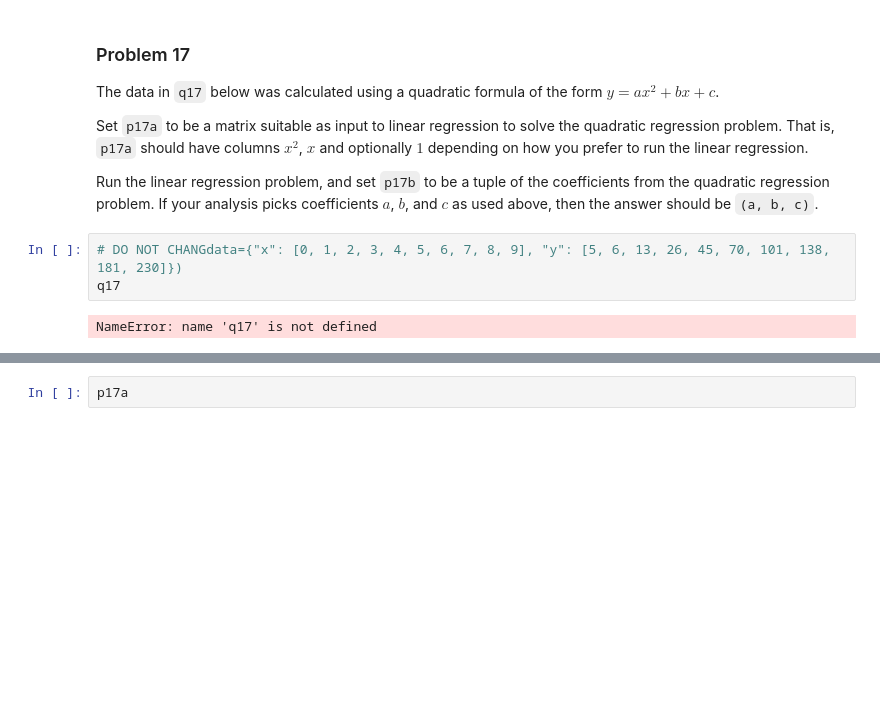
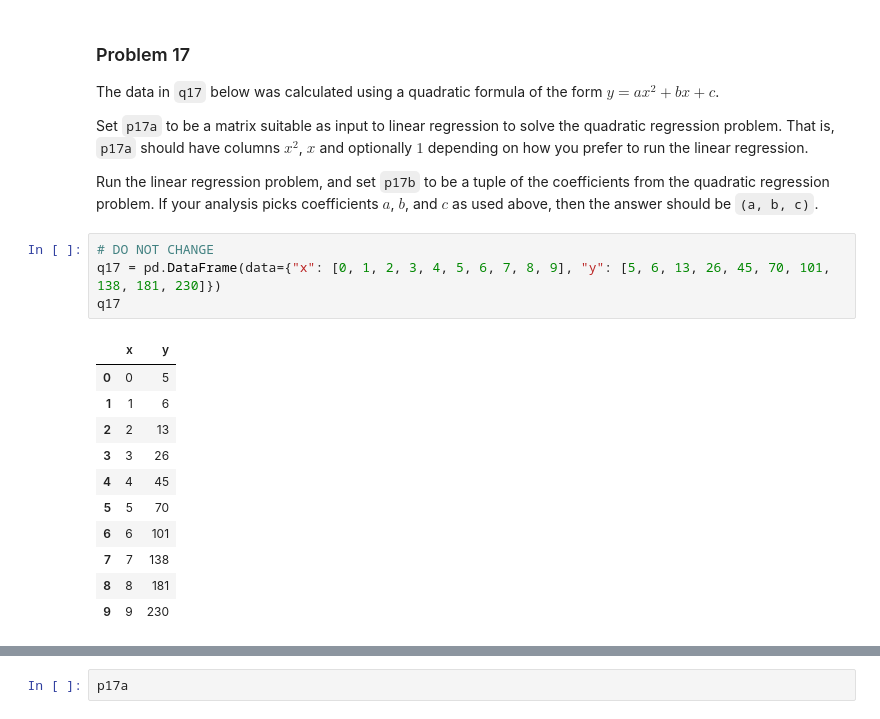
Before and after one commit to veniola/dx601-homework-08, a Jupyter notebook: homework.ipynb, the cells around one changed output, grey strips where cells are left out. Saved outputs shown, nothing was run; the diff lists cells and outputs as text; blank space fills up the shorter version.

```diff
--- a/homework.ipynb
+++ b/homework.ipynb
@@ -404,7 +406,18 @@ That is, `p17a` should have columns $x^2$, $x$ and optionally $1$ depending on h
 Run the linear regression problem, and set `p17b` to be a tuple of the coefficients from the quadratic regression problem.
 If your analysis picks coefficients $a$, $b$, and $c$ as used above, then the answer should be `(a, b, c)`.
 # %%
-# DO NOT CHANGdata={"x": [0, 1, 2, 3, 4, 5, 6, 7, 8, 9], "y": [5, 6, 13, 26, 45, 70, 101, 138, 181, 230]})
+# DO NOT CHANGE
+q17 = pd.DataFrame(data={"x": [0, 1, 2, 3, 4, 5, 6, 7, 8, 9], "y": [5, 6, 13, 26, 45, 70, 101, 138, 181, 230]})
 q17
 # %% [output]
-NameError: name 'q17' is not defined
+|  | x | y |
+| 0 | 0 | 5 |
+| 1 | 1 | 6 |
+| 2 | 2 | 13 |
+| 3 | 3 | 26 |
+| 4 | 4 | 45 |
+| 5 | 5 | 70 |
+| 6 | 6 | 101 |
+| 7 | 7 | 138 |
+| 8 | 8 | 181 |
+| 9 | 9 | 230 |
```
Also changed, not shown: parts of 7 cells of this notebook.
